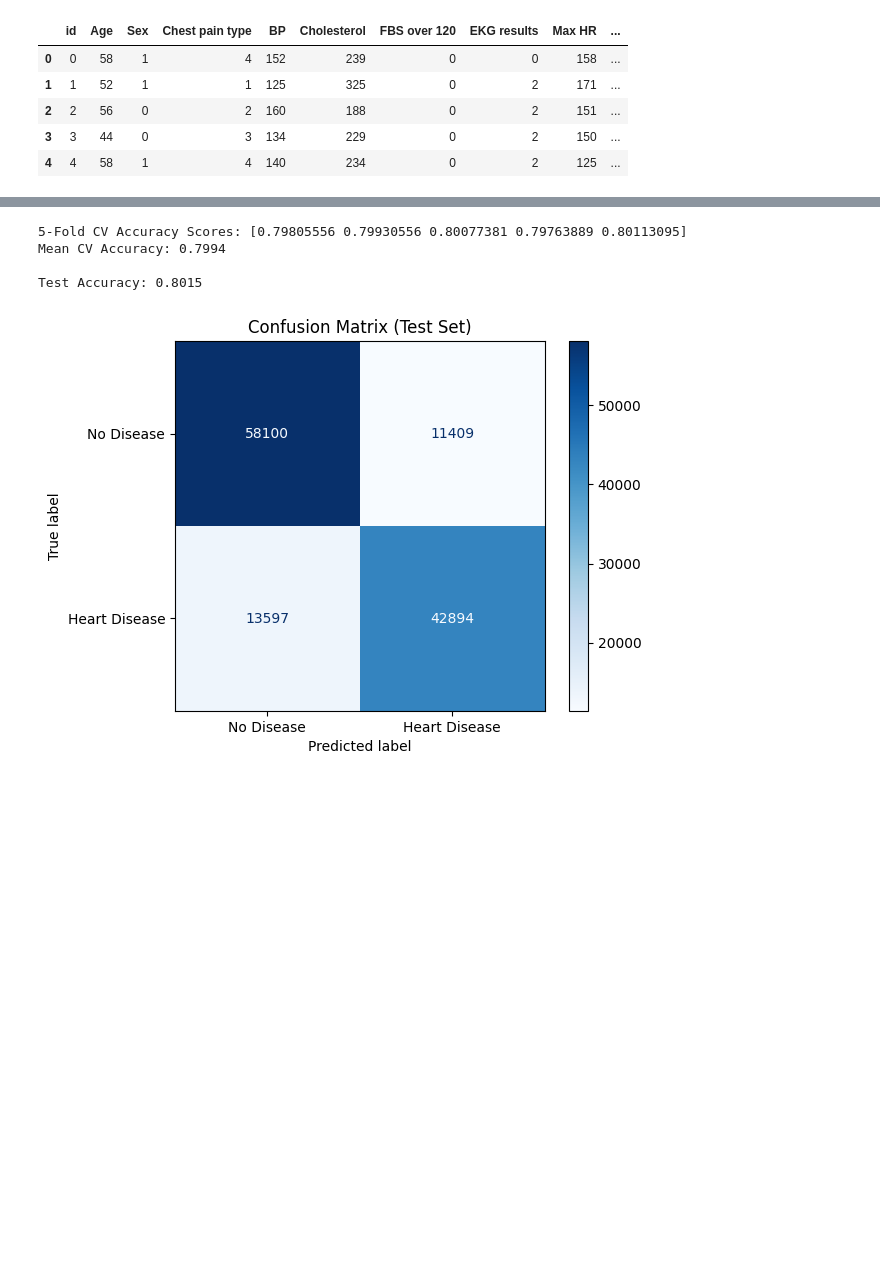
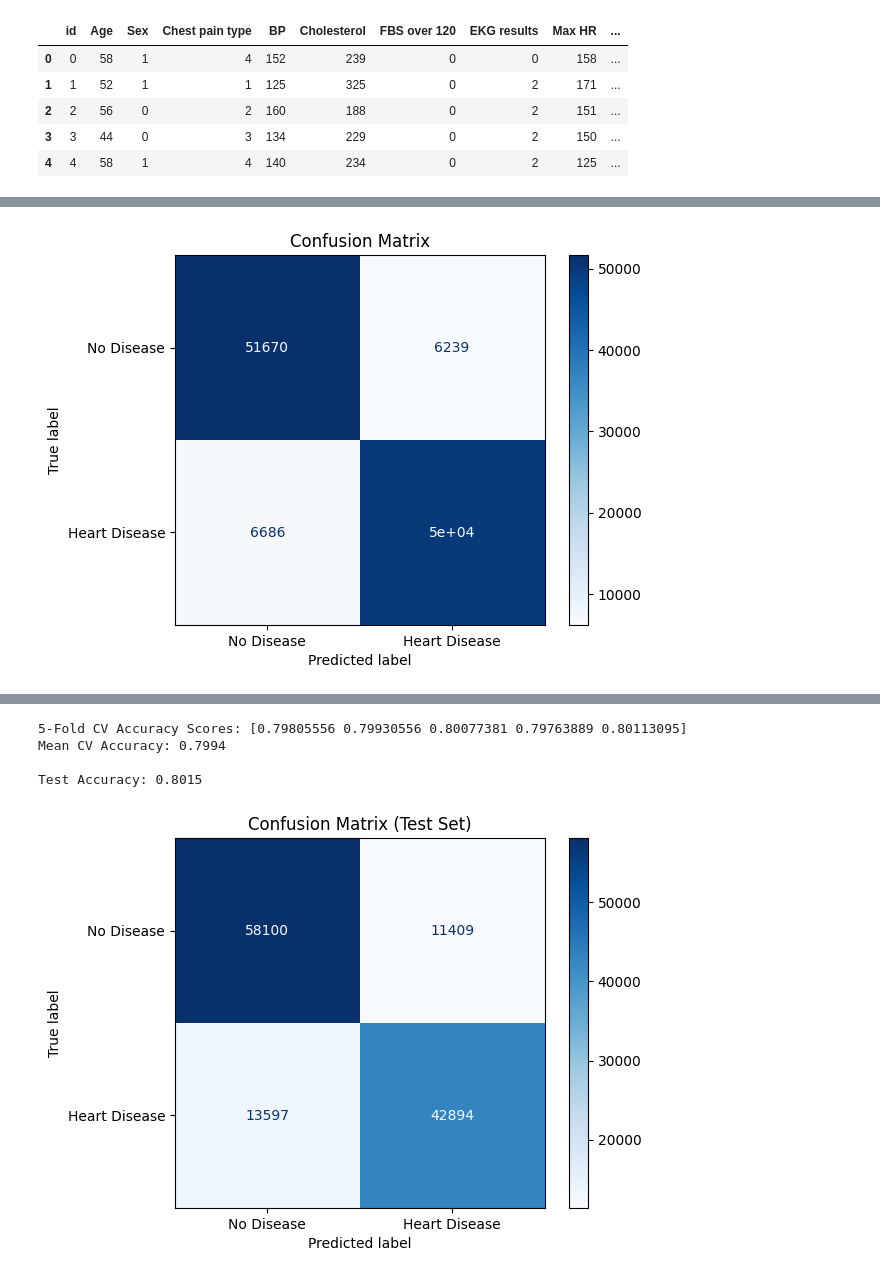
Before and after one commit to kirmanioussema12/Heart-Disease, a Jupyter notebook: Prediction.ipynb, the cells around one changed output, grey strips where cells are left out. Drawn from its saved outputs; the diff is of its cells as text; code cells hidden in the pictures; blank space fills up the shorter version.

```diff
--- a/Prediction.ipynb
+++ b/Prediction.ipynb
@@ -101,0 +274,99 @@ Passing `palette` without assigning `hue` is deprecated and will be removed in v
+# %%
+from sklearn.model_selection import RandomizedSearchCV, train_test_split
+from sklearn.preprocessing import StandardScaler
+from sklearn.metrics import accuracy_score, classification_report, confusion_matrix, ConfusionMatrixDisplay
+from xgboost import XGBClassifier
+import pandas as pd
+import numpy as np
+import matplotlib.pyplot as plt
+
+# -----------------------------
+# 1️⃣ Features
+numerical_features = ["Number of vessels fluro", "ST depression", "Age", "Cholesterol", "BP", "Max HR"]
+categorical_features = ["Sex", "Chest pain type", "Exercise angina", "Slope of ST", "Thallium"]
+
+# One-hot encode categorical features
+X_cat = pd.get_dummies(df[categorical_features], drop_first=True)
+
+# Combine numerical + categorical features
+X = pd.concat([df[numerical_features], X_cat], axis=1)
+y = df["Heart Disease"]
+
+# -----------------------------
+# 2️⃣ Train-test split
+X_train, X_test, y_train, y_test = train_test_split(
+    X, y, test_size=0.2, random_state=42, stratify=y
+)
+
+# -----------------------------
+# 3️⃣ Scale numerical features
+scaler = StandardScaler()
+X_train[numerical_features] = scaler.fit_transform(X_train[numerical_features])
+X_test[numerical_features] = scaler.transform(X_test[numerical_features])
+
+# -----------------------------
+# 4️⃣ XGBoost hyperparameter tuning using RandomizedSearchCV
+
+xgb = XGBClassifier(
+    random_state=42,
+    use_label_encoder=False,
+    eval_metric="logloss"
+)
+
+# Define the hyperparameter grid
+param_dist = {
+    'n_estimators': [100, 200, 300, 400, 500],
+    'max_depth': [3, 4, 5, 6, 7],
+    'learning_rate': [0.01, 0.05, 0.1, 0.2],
+    'subsample': [0.6, 0.7, 0.8, 0.9, 1.0],
+    'colsample_bytree': [0.6, 0.7, 0.8, 0.9, 1.0],
+    'gamma': [0, 0.1, 0.2, 0.3, 0.4],
+    'reg_alpha': [0, 0.01, 0.1, 1],
+    'reg_lambda': [1, 1.5, 2, 3]
+}
+
+# Randomized Search
+random_search = RandomizedSearchCV(
+    estimator=xgb,
+    param_distributions=param_dist,
+    n_iter=50,           # number of random combinations
+    scoring='accuracy',
+    cv=5,                # 5-fold cross-validation
+    verbose=2,
+    random_state=42,
+    n_jobs=-1
+)
+
+random_search.fit(X_train, y_train)
+
+# Best parameters
+print("Best Parameters:", random_search.best_params_)
+best_xgb = random_search.best_estimator_
+
+# -----------------------------
+# 5️⃣ Predictions & Evaluation
+y_pred = best_xgb.predict(X_test)
+y_prob = best_xgb.predict_proba(X_test)[:,1]
+
+acc = accuracy_score(y_test, y_pred)
+print(f"Test Accuracy: {acc:.4f}")
+
+print("\nClassification Report:")
+print(classification_report(y_test, y_pred, target_names=["No Disease", "Heart Disease"]))
+
+cm = confusion_matrix(y_test, y_pred)
+disp = ConfusionMatrixDisplay(confusion_matrix=cm, display_labels=["No Disease", "Heart Disease"])
+disp.plot(cmap="Blues")
+plt.title("Confusion Matrix")
+plt.show()
+
+# -----------------------------
+# 6️⃣ Feature Importance
+importances = pd.DataFrame({
+    "Feature": X.columns,
+    "Importance": best_xgb.feature_importances_
+}).sort_values(by="Importance", ascending=False)
+
+print("\nTop Features:")
+print(importances.head(10))
+# %% [output]
@@ -101,0 +389 @@ Passing `palette` without assigning `hue` is deprecated and will be removed in v
+[figure, added]
```
Also changed, not shown: parts of 13 cells of this notebook.
